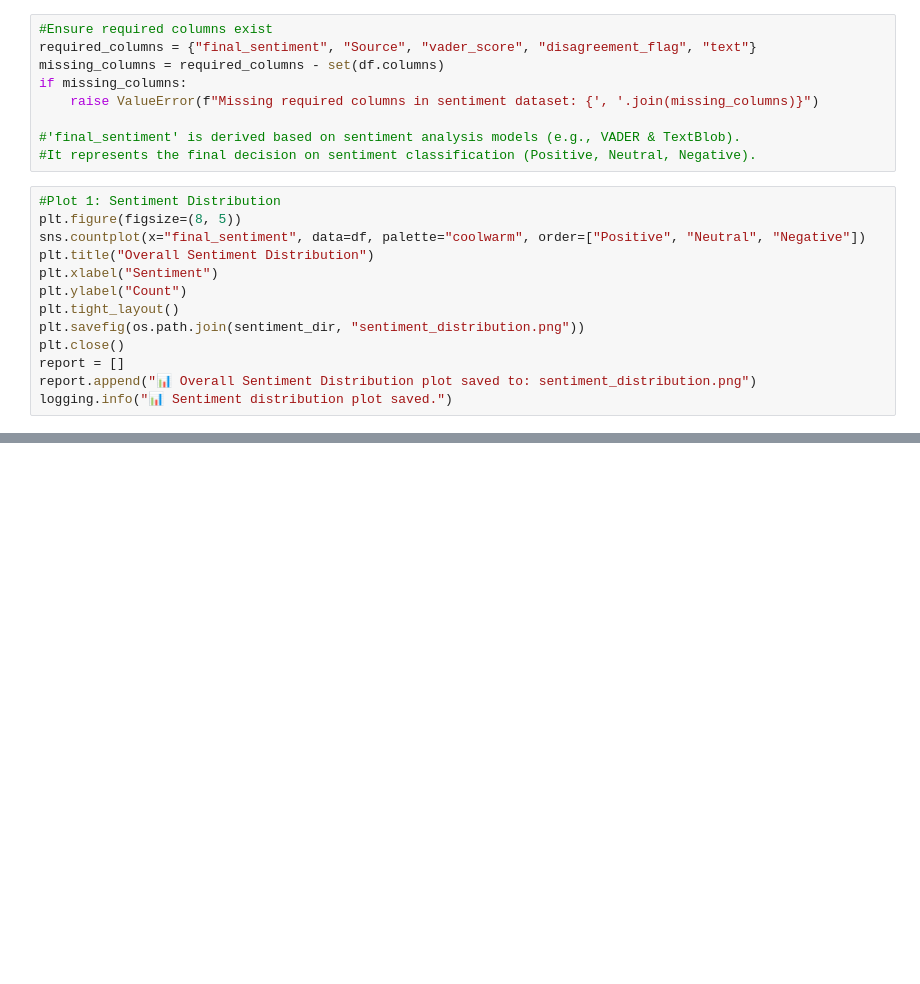
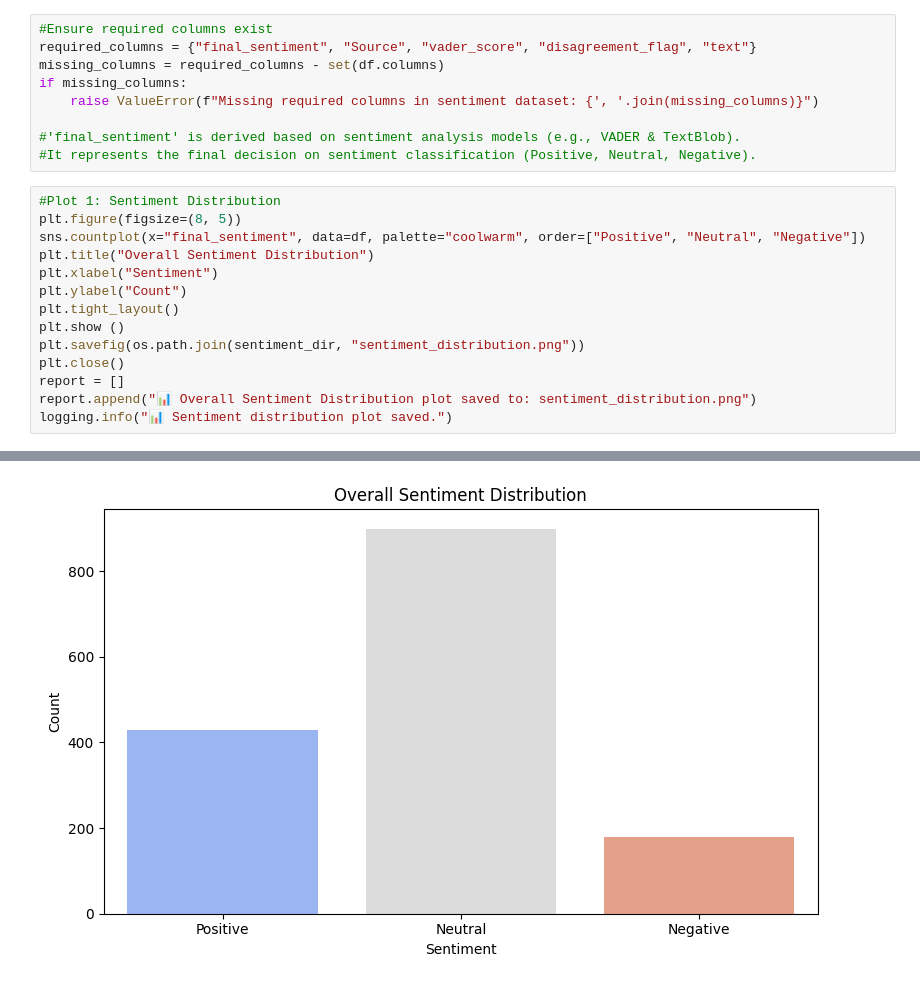
Before and after one commit to HachikaruAnyakwee/SentimentAnalysis, a Jupyter notebook: scripts/sentiment_results_analysis.ipynb, the cells around one changed output, grey strips where cells are left out. Cells and saved outputs as stored; diff of their text form; blank space fills up the shorter version.

```diff
--- a/scripts/sentiment_results_analysis.ipynb
+++ b/scripts/sentiment_results_analysis.ipynb
@@ -34,6 +34,7 @@ plt.title("Overall Sentiment Distribution")
 plt.xlabel("Sentiment")
 plt.ylabel("Count")
 plt.tight_layout()
+plt.show ()
 plt.savefig(os.path.join(sentiment_dir, "sentiment_distribution.png"))
 plt.close()
 report = []
@@ -46,0 +47 @@ Passing `palette` without assigning `hue` is deprecated and will be removed in v
+[figure, added]
```
Also changed, not shown: parts of 6 cells of this notebook, 2 other files.
